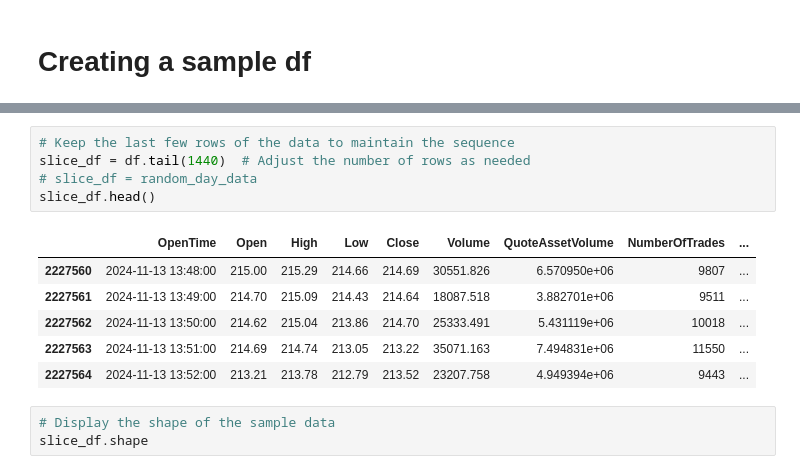
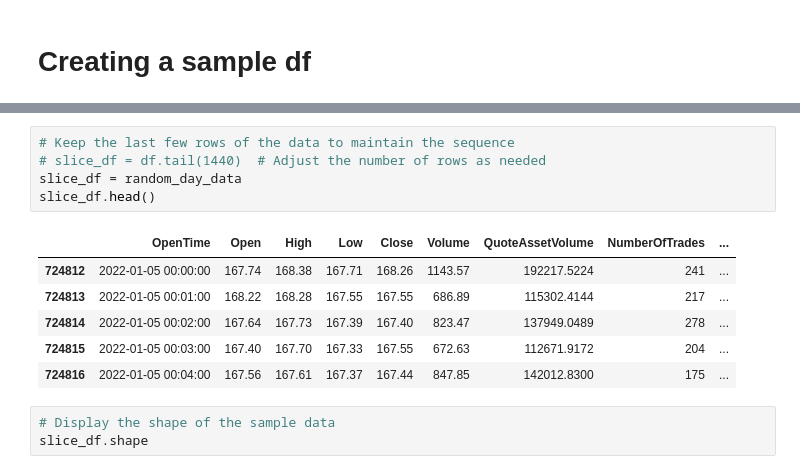
Before and after one commit to SahilChambyal/Parthurnax, a Jupyter notebook: DataVis/inspecting_data.ipynb, the cells around one changed output, grey strips where cells are left out. Drawn from its saved outputs; the diff is of its cells as text.

```diff
--- a/DataVis/inspecting_data.ipynb
+++ b/DataVis/inspecting_data.ipynb
@@ -154,15 +154,15 @@ random_day_data.head()
 # %%
 # Keep the last few rows of the data to maintain the sequence
-slice_df = df.tail(1440)  # Adjust the number of rows as needed
-# slice_df = random_day_data
+# slice_df = df.tail(1440)  # Adjust the number of rows as needed
+slice_df = random_day_data
 slice_df.head()
 # %% [output]
 |  | OpenTime | Open | High | Low | Close | Volume | QuoteAssetVolume | NumberOfTrades | ... |
-| 2227560 | 2024-11-13 13:48:00 | 215.00 | 215.29 | 214.66 | 214.69 | 30551.826 | 6.570950e+06 | 9807 | ... |
-| 2227561 | 2024-11-13 13:49:00 | 214.70 | 215.09 | 214.43 | 214.64 | 18087.518 | 3.882701e+06 | 9511 | ... |
-| 2227562 | 2024-11-13 13:50:00 | 214.62 | 215.04 | 213.86 | 214.70 | 25333.491 | 5.431119e+06 | 10018 | ... |
-| 2227563 | 2024-11-13 13:51:00 | 214.69 | 214.74 | 213.05 | 213.22 | 35071.163 | 7.494831e+06 | 11550 | ... |
-| 2227564 | 2024-11-13 13:52:00 | 213.21 | 213.78 | 212.79 | 213.52 | 23207.758 | 4.949394e+06 | 9443 | ... |
+| 724812 | 2022-01-05 00:00:00 | 167.74 | 168.38 | 167.71 | 168.26 | 1143.57 | 192217.5224 | 241 | ... |
+| 724813 | 2022-01-05 00:01:00 | 168.22 | 168.28 | 167.55 | 167.55 | 686.89 | 115302.4144 | 217 | ... |
+| 724814 | 2022-01-05 00:02:00 | 167.64 | 167.73 | 167.39 | 167.40 | 823.47 | 137949.0489 | 278 | ... |
+| 724815 | 2022-01-05 00:03:00 | 167.40 | 167.70 | 167.33 | 167.55 | 672.63 | 112671.9172 | 204 | ... |
+| 724816 | 2022-01-05 00:04:00 | 167.56 | 167.61 | 167.37 | 167.44 | 847.85 | 142012.8300 | 175 | ... |
 # %%
 # Display the shape of the sample data
 slice_df.shape
```
Also changed, not shown: parts of 8 cells of this notebook, 1 other file.
